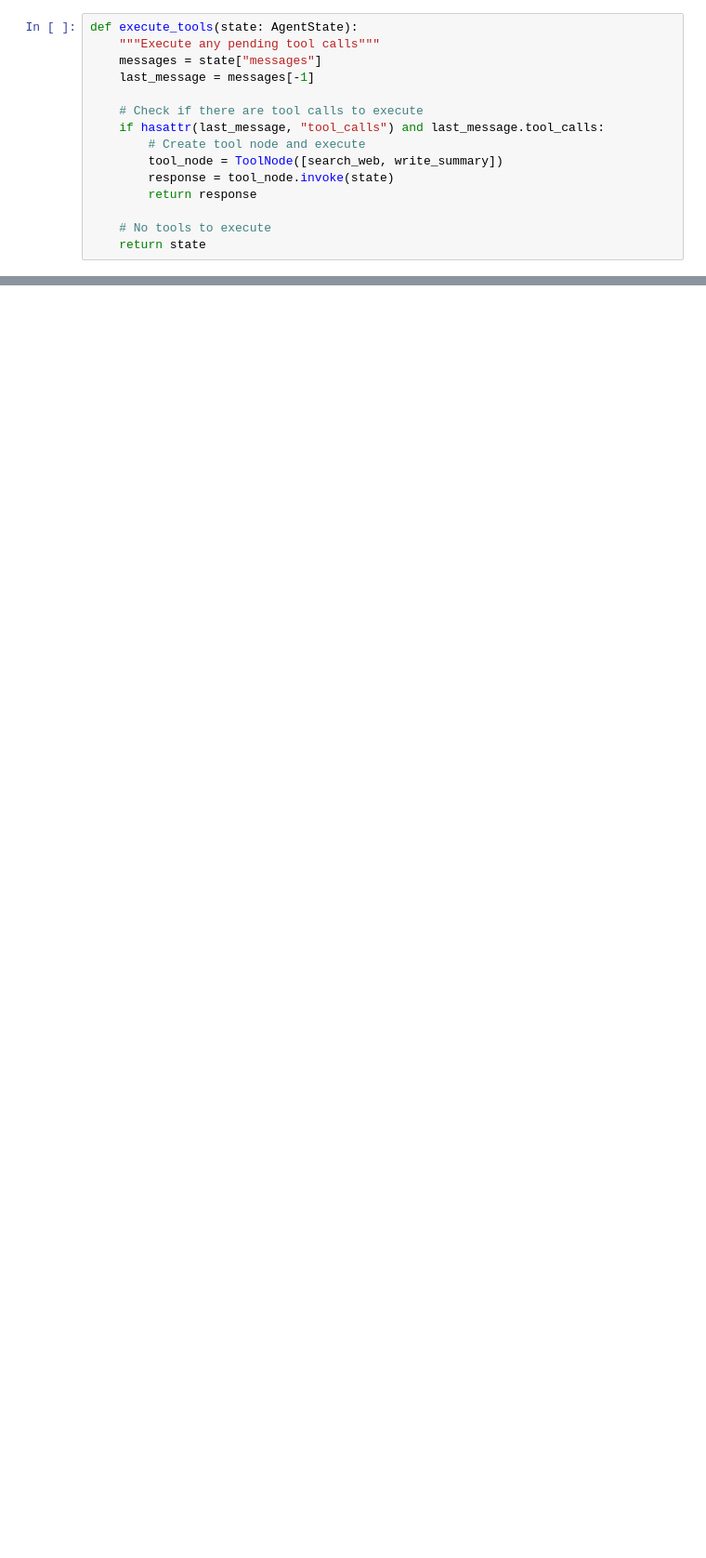
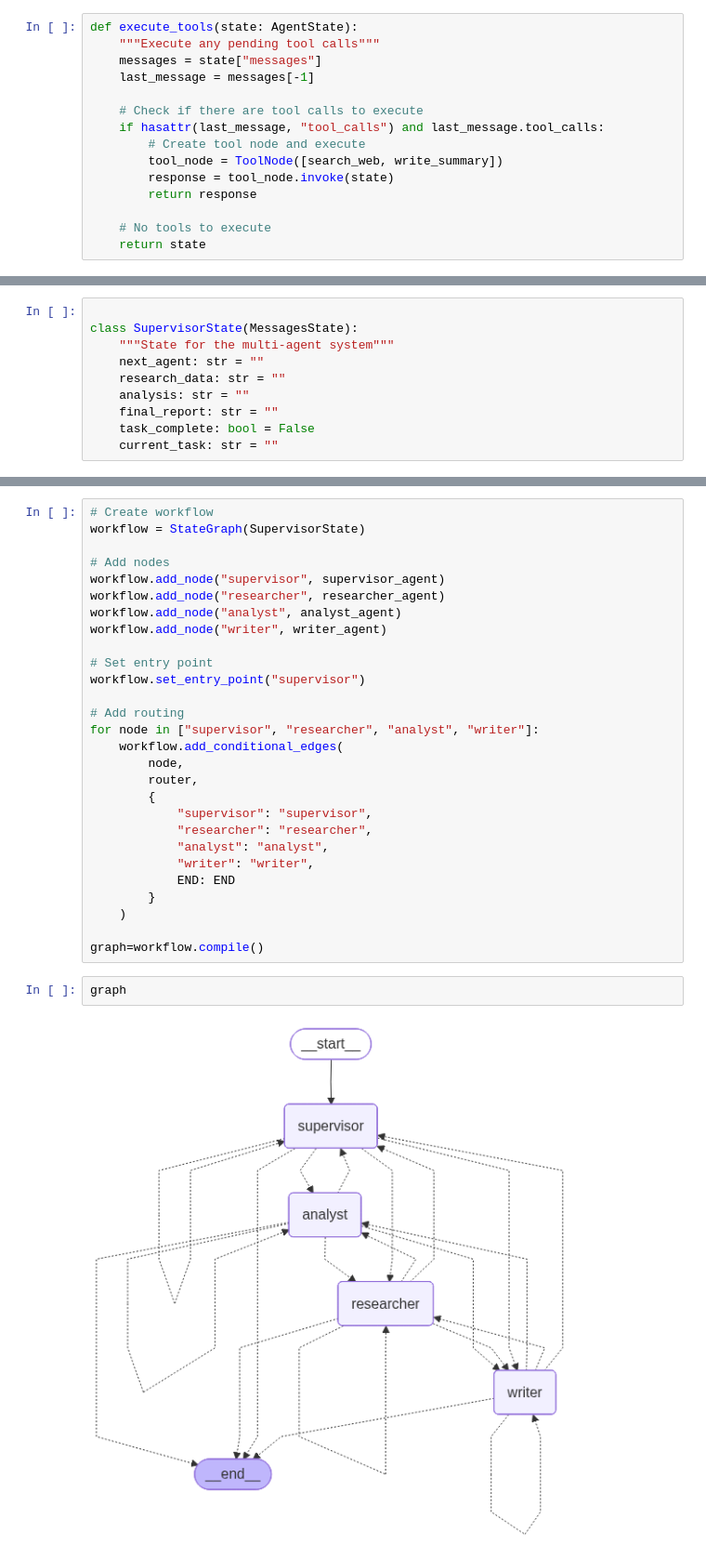
Before and after one commit to ahmadfaisal9900/LangGraph-Basics, a Jupyter notebook: Multi-Agent/multi_ai_agent.ipynb, the cells around one changed output, grey strips where cells are left out. Shown: that part at 93% size. Cells and saved outputs as stored; diff of their text form; blank space fills up the shorter version.

```diff
--- a/Multi-Agent/multi_ai_agent.ipynb
+++ b/Multi-Agent/multi_ai_agent.ipynb
@@ -123,0 +134,10 @@ response["messages"][-1].content
+# %%
+
+class SupervisorState(MessagesState):
+    """State for the multi-agent system"""
+    next_agent: str = ""
+    research_data: str = ""
+    analysis: str = ""
+    final_report: str = ""
+    task_complete: bool = False
+    current_task: str = ""
@@ -123,0 +362,32 @@ response["messages"][-1].content
+# %%
+# Create workflow
+workflow = StateGraph(SupervisorState)
+
+# Add nodes
+workflow.add_node("supervisor", supervisor_agent)
+workflow.add_node("researcher", researcher_agent)
+workflow.add_node("analyst", analyst_agent)
+workflow.add_node("writer", writer_agent)
+
+# Set entry point
+workflow.set_entry_point("supervisor")
+
+# Add routing
+for node in ["supervisor", "researcher", "analyst", "writer"]:
+    workflow.add_conditional_edges(
+        node,
+        router,
+        {
+            "supervisor": "supervisor",
+            "researcher": "researcher",
+            "analyst": "analyst",
+            "writer": "writer",
+            END: END
+        }
+    )
+
+graph=workflow.compile()
+# %%
+graph
+# %% [output]
+[figure, added]
```
Also changed, not shown: parts of 15 cells of this notebook, 1 other file.
